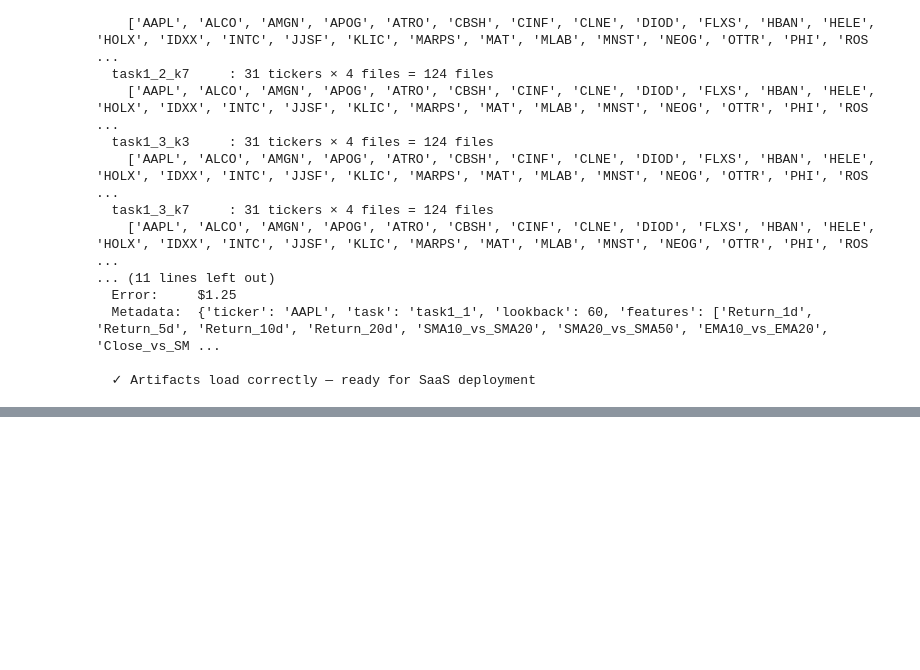
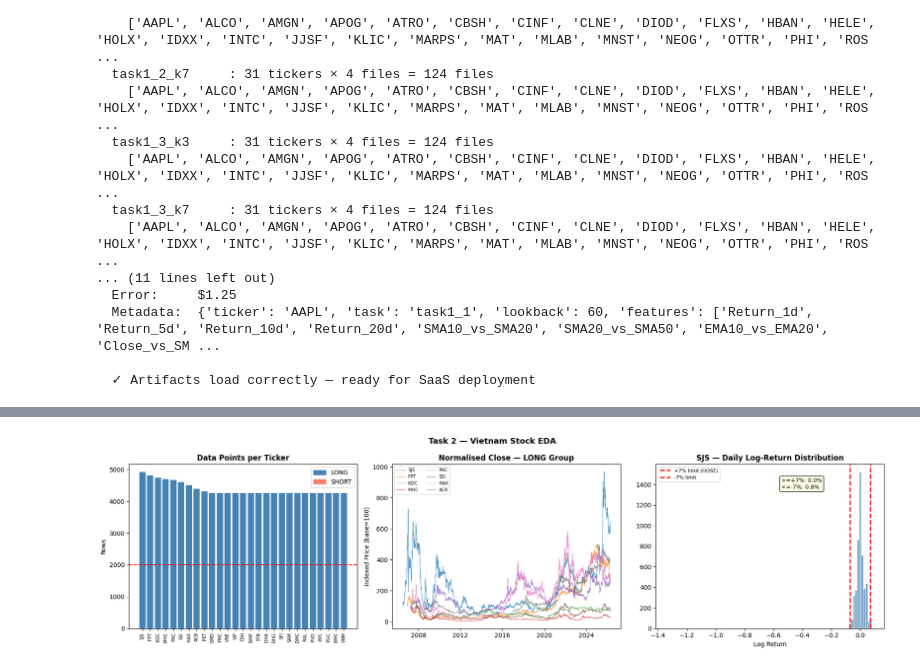
Before and after one commit to Tathao1t1/DL4AI-240162-project, a Jupyter notebook: 240162-project-notebook.ipynb, the cells around one changed output, grey strips where cells are left out. Drawn from its saved outputs; the diff is of its cells as text; code cells hidden in the pictures; blank space fills up the shorter version.

```diff
--- a/240162-project-notebook.ipynb
+++ b/240162-project-notebook.ipynb
@@ -2534,0 +2957,92 @@ print("\n  ✓ Artifacts load correctly — ready for SaaS deployment")
+# %%
+# ── 2.2 — Data Quality Filtering & EDA ───────────────────────────────────────
+#
+# VN-adapted thresholds (more lenient than NASDAQ because):
+#   - VN market has legitimate multi-day gaps (Tet holiday, system maintenance)
+#   - 18 of 32 stocks have only ~2 years of data in this cleaned dataset
+#
+# Filter criteria:
+#   1. min_rows >= 300  : ensures >=150 sequences with lookback=30
+#   2. zero_vol <= 50%  : very thin trading suggests data integrity issues
+#   3. max_gap <= 30    : calendar days between consecutive records
+
+VN_MIN_ROWS = 300
+VN_MAX_ZERO = 0.50
+VN_MAX_GAP  = 30
+
+quality, vn_data = [], {}
+for ticker, df in vn_raw.items():
+    n       = len(df)
+    max_gap = int(df['Date'].diff().dt.days.max()) if n > 1 else 999
+    zero_v  = (df['Volume'] == 0).mean()
+    f_rows  = n >= VN_MIN_ROWS
+    f_vol   = zero_v <= VN_MAX_ZERO
+    f_gap   = max_gap <= VN_MAX_GAP
+    passed  = f_rows and f_vol and f_gap
+    group   = 'LONG' if n >= VN_LONG_HISTORY_MIN else 'SHORT'
+    score   = (n / 5000)*50 + (1 - zero_v)*30 + (1 - min(max_gap, 30)/30)*20
+    quality.append({'Ticker': ticker, 'Rows': n, 'Group': group,
+                    'MaxGap': max_gap, 'ZeroVol%': round(zero_v*100, 1),
+                    'Score': round(score, 1), 'Pass': passed})
+    if passed:
+        vn_data[ticker] = df
+
+df_q      = pd.DataFrame(quality).sort_values(['Rows'], ascending=False)
+long_tks  = [r['Ticker'] for _, r in df_q.iterrows() if r['Pass'] and r['Group'] == 'LONG']
+short_tks = [r['Ticker'] for _, r in df_q.iterrows() if r['Pass'] and r['Group'] == 'SHORT']
+
+print(f"Quality check: passed {len(vn_data)} / {len(vn_raw)}")
+print(f"  LONG  (>={VN_LONG_HISTORY_MIN} rows): {len(long_tks)} stocks -> backbone pre-training")
+print(f"         {long_tks}")
+print(f"  SHORT (<{VN_LONG_HISTORY_MIN} rows): {len(short_tks)} stocks -> transfer-learning only")
+print(f"         {short_tks}")
+print()
+print(df_q[df_q['Pass']].to_string(index=False))
+
+# ── EDA plots ─────────────────────────────────────────────────────────────────
+fig, axes = plt.subplots(1, 3, figsize=(18, 5))
+
+# 1. Data rows per ticker
+ax = axes[0]
+passed_df = df_q[df_q['Pass']].copy()
+colors    = ['steelblue' if g == 'LONG' else 'salmon' for g in passed_df['Group']]
+ax.bar(passed_df['Ticker'], passed_df['Rows'], color=colors)
+ax.axhline(VN_LONG_HISTORY_MIN, color='red', ls='--', lw=1.5,
+           label=f'LONG threshold ({VN_LONG_HISTORY_MIN})')
+ax.set_title('Data Points per Ticker', fontweight='bold')
+ax.set_ylabel('Rows')
+ax.tick_params(axis='x', rotation=90, labelsize=7)
+from matplotlib.patches import Patch
+ax.legend(handles=[Patch(color='steelblue', label='LONG'),
+                   Patch(color='salmon',    label='SHORT')])
+
+# 2. Normalised close prices (LONG group)
+ax = axes[1]
+for t in long_tks[:8]:
+    df_t = vn_data[t]
+    norm = df_t['Close'] / df_t['Close'].iloc[0] * 100
+    ax.plot(df_t['Date'], norm, lw=0.8, alpha=0.75, label=t)
+ax.set_title('Normalised Close — LONG Group', fontweight='bold')
+ax.set_ylabel('Indexed Price (base=100)')
+ax.legend(fontsize=7, ncol=2)
+
+# 3. Log-return distribution with +/-7% HOSE limits
+ax = axes[2]
+sample_t = long_tks[0] if long_tks else list(vn_data.keys())[0]
+log_ret  = np.log(vn_data[sample_t]['Close'] / vn_data[sample_t]['Close'].shift(1)).dropna()
+ax.hist(log_ret, bins=100, color='steelblue', edgecolor='white', alpha=0.8)
+ax.axvline( 0.07, color='red', lw=2, ls='--', label='+7% limit (HOSE)')
+ax.axvline(-0.07, color='red', lw=2, ls='--', label='-7% limit')
+upper_pct = (log_ret >=  0.068).mean() * 100
+lower_pct = (log_ret <= -0.068).mean() * 100
+ax.text(0.55, 0.85, f'>=+7%: {upper_pct:.1f}%\n<=-7%: {lower_pct:.1f}%',
+        transform=ax.transAxes, fontsize=9,
+        bbox=dict(boxstyle='round', facecolor='lightyellow', alpha=0.9))
+ax.set_title(f'{sample_t} — Daily Log-Return Distribution', fontweight='bold')
+ax.set_xlabel('Log Return')
+ax.legend(fontsize=8)
+
+plt.suptitle('Task 2 — Vietnam Stock EDA', fontsize=13, fontweight='bold')
+plt.tight_layout()
+plt.show()
+# %% [output]
@@ -2534,0 +3066 @@ print("\n  ✓ Artifacts load correctly — ready for SaaS deployment")
+[figure, added]
```
Also changed, not shown: parts of 20 cells of this notebook, 39 other files.
